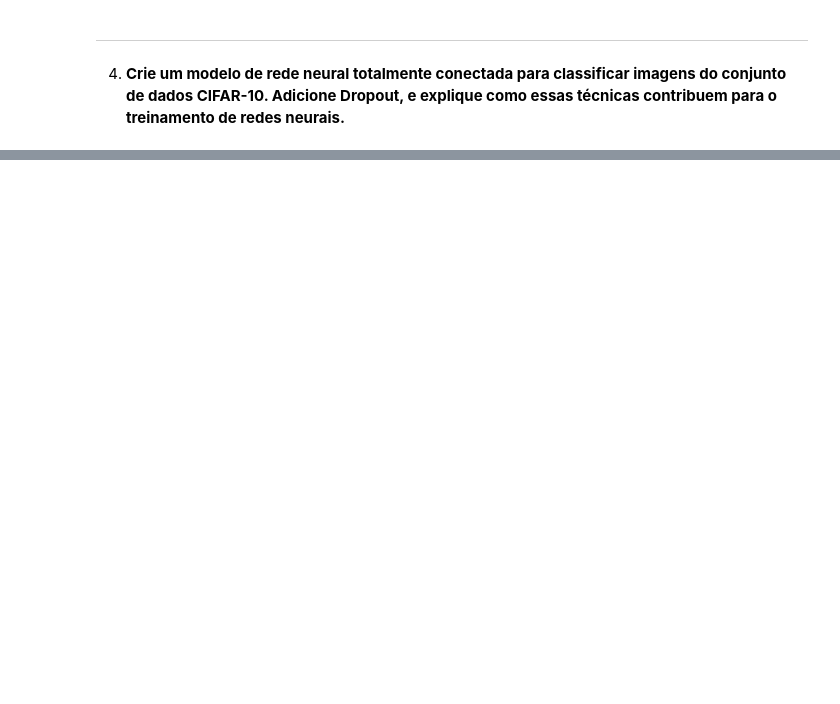
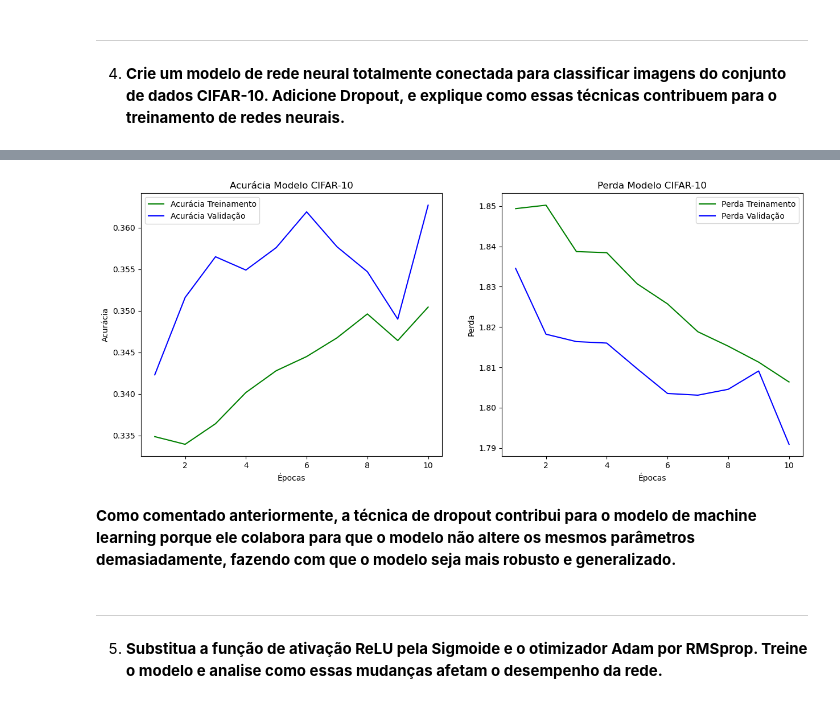
Before and after one commit to gabrieldadcarvalho/neural_network, a Jupyter notebook: listas/05/at5.ipynb, the cells around one changed output, grey strips where cells are left out. Drawn from its saved outputs; the diff is of its cells as text; code cells hidden in the pictures; blank space fills up the shorter version.

```diff
--- a/listas/05/at5.ipynb
+++ b/listas/05/at5.ipynb
@@ -578,9 +503,18 @@ model.compile(
+# %%
+def nn_cifar10():
+    modelo = models.Sequential()
+    modelo.add(Flatten(input_shape=(32, 32)))
+    modelo.add(Dense(800, activation="relu"))
+    modelo.add(Dropout(0.2))
+    modelo.add(Dense(800, activation="relu"))
+    modelo.add(Dropout(0.2))
+    modelo.add(Dense(10, activation="softmax"))
+    modelo.compile(
+        optimizer="adam", loss="sparse_categorical_crossentropy", metrics=["accuracy"]
+    )
+    return modelo
+# %%
+modelo_cifar10 = nn_cifar10()
 # %%
-history = model.fit(
-    X_train,
-    y_train,
-    batch_size=32,
-    epochs=20,
-    validation_split=0.3,
-)
+hist_cifar10 = modelo_cifar10.fit(X_train, y_train, epochs=10, validation_split=0.2)
 # %% [output]
@@ -603,0 +541,29 @@ Epoch 20/20
+# %%
+acc, loss = hist_cifar10.history['accuracy'], hist_cifar10.history['loss']
+acc_vall, loss_vall = hist_cifar10.history['val_accuracy'], hist_cifar10.history['val_loss']
+# %%
+plt.figure(figsize=(15, 6))
+plt.subplot(1, 2, 1)
+plt.plot(range(1, 11), acc, 'g', label='Acurácia Treinamento')
+plt.plot(range(1, 11), acc_vall, 'b', label='Acurácia Validação')
+plt.xlabel('Épocas')
+plt.ylabel('Acurácia')
+plt.title('Acurácia Modelo CIFAR-10')
+plt.legend()
+
+plt.subplot(1, 2, 2)
+plt.plot(range(1, 11), loss, 'g', label='Perda Treinamento')
+plt.plot(range(1, 11), loss_vall, 'b', label='Perda Validação')
+plt.xlabel('Épocas')
+plt.ylabel('Perda')
+plt.title('Perda Modelo CIFAR-10')
+plt.legend()
+plt.show()
+# %% [output]
+[figure, added]
+# %% [markdown]
+**Como comentado anteriormente, a técnica de dropout contribui para o modelo de machine learning porque ele colabora para que o modelo não altere os mesmos parâmetros demasiadamente, fazendo com que o modelo seja mais robusto e generalizado.**
+# %% [markdown]
+---
+# %% [markdown]
+5. **Substitua a função de ativação ReLU pela Sigmoide e o otimizador Adam por RMSprop. Treine o modelo e analise como essas mudanças afetam o desempenho da rede.**
```
Also changed, not shown: parts of 40 cells of this notebook, 11 other files.
